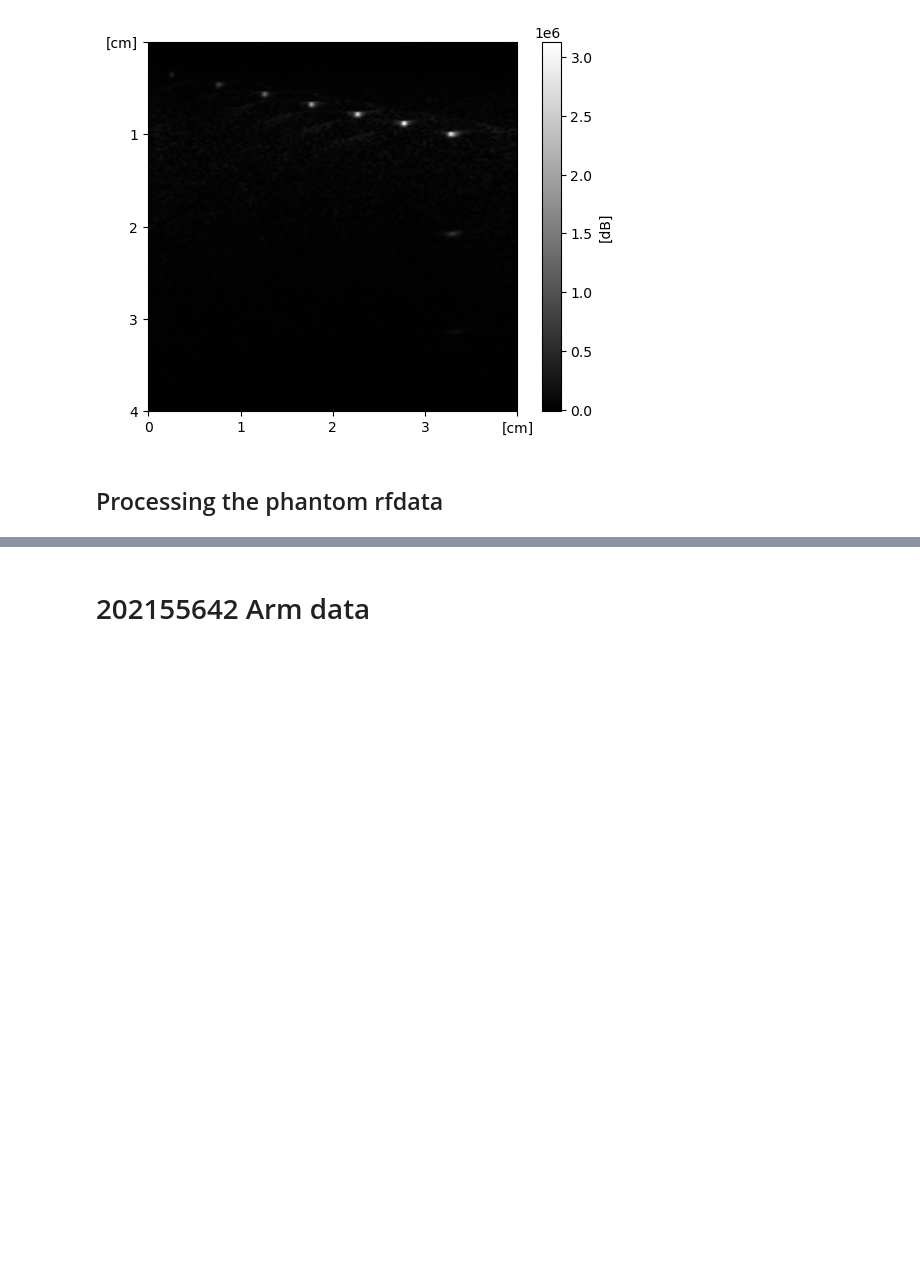
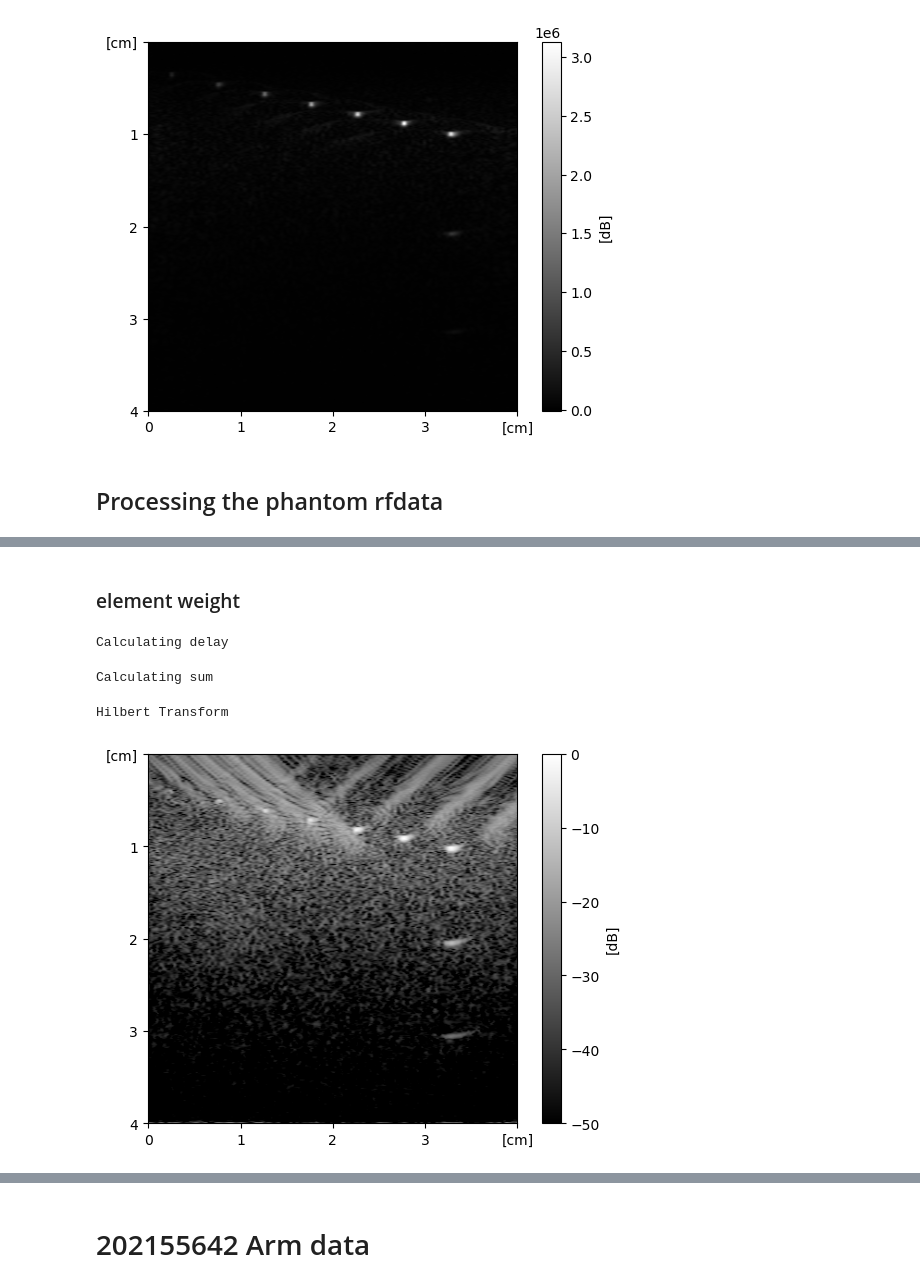
Before and after one commit to beobmun/biomedical_image_processing, a Jupyter notebook: US_homework/Ultrasount.ipynb, the cells around one changed output, grey strips where cells are left out. Cells and saved outputs as stored; diff of their text form; code cells hidden in the pictures; blank space fills up the shorter version.

```diff
--- a/US_homework/Ultrasount.ipynb
+++ b/US_homework/Ultrasount.ipynb
@@ -201,0 +266,14 @@ phantom.show_img('rfdata',0)
+# %% [markdown]
+### element weight
+# %%
+phantom.delay_and_sum(ele_weight=True)
+phantom.hilbert_transform()
+phantom.log_compression()
+phantom.scan_conversion('rfdata')
+phantom.dynamic_range_adjustment(50)
+phantom.show_img('rfdata',0)
+# %% [output]
+Calculating delay
+Calculating sum
+Hilbert Transform
+[figure, added]
```
Also changed, not shown: parts of 21 cells of this notebook, 1 other file.
